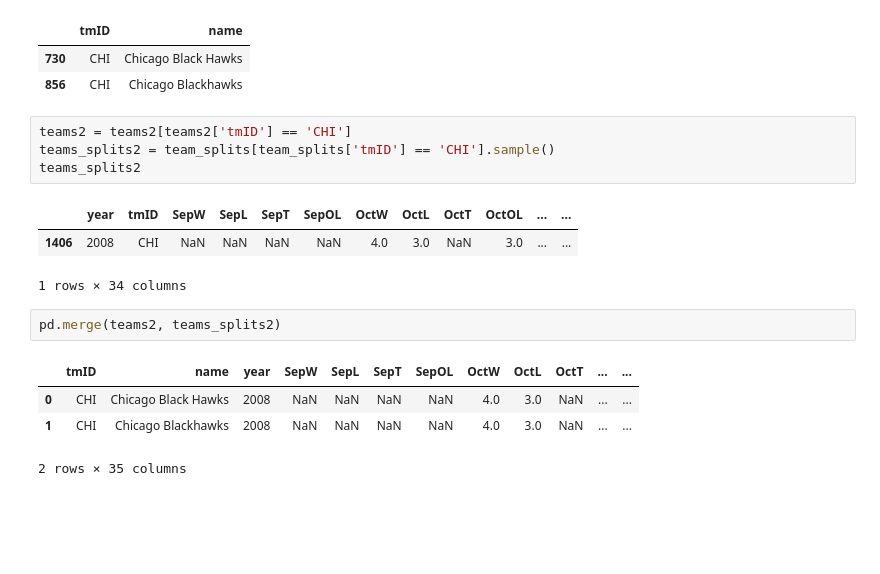
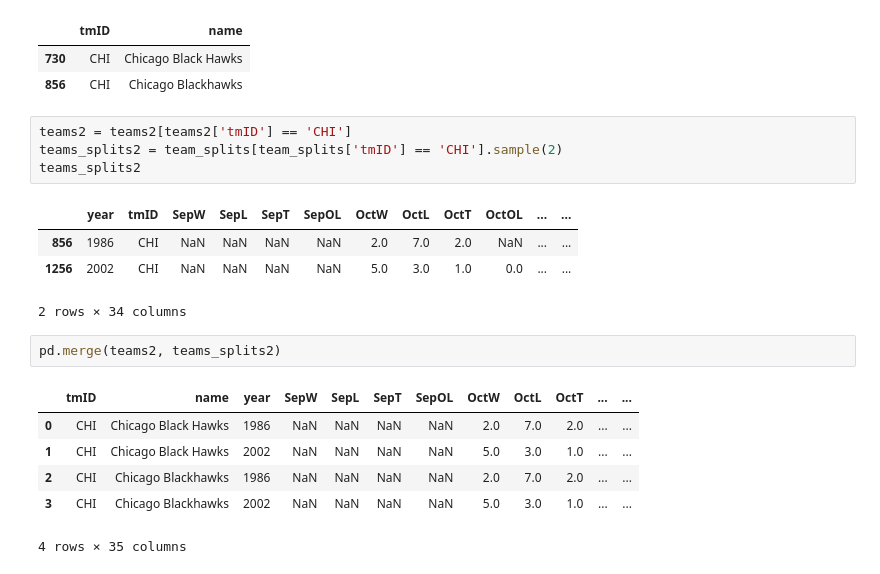
Before and after one commit to yaowenqiang/panda_playbook, a Jupyter notebook: advanced_pandas.ipynb, the cells around one changed output. Cells and saved outputs as stored; diff of their text form; blank space fills up the shorter version.

```diff
--- a/advanced_pandas.ipynb
+++ b/advanced_pandas.ipynb
@@ -683,16 +683,19 @@ teams2.loc[teams2['tmID'] == 'CHI']
 | 856 | CHI | Chicago Blackhawks |
 # %%
 teams2 = teams2[teams2['tmID'] == 'CHI']
-teams_splits2 = team_splits[team_splits['tmID'] == 'CHI'].sample()
+teams_splits2 = team_splits[team_splits['tmID'] == 'CHI'].sample(2)
 teams_splits2
 # %% [output]
 |  | year | tmID | SepW | SepL | SepT | SepOL | OctW | OctL | OctT | OctOL | ... | ... |
-| 1406 | 2008 | CHI | NaN | NaN | NaN | NaN | 4.0 | 3.0 | NaN | 3.0 | ... | ... |
+| 856 | 1986 | CHI | NaN | NaN | NaN | NaN | 2.0 | 7.0 | 2.0 | NaN | ... | ... |
+| 1256 | 2002 | CHI | NaN | NaN | NaN | NaN | 5.0 | 3.0 | 1.0 | 0.0 | ... | ... |
-1 rows × 34 columns
+2 rows × 34 columns
 # %%
 pd.merge(teams2, teams_splits2)
 # %% [output]
 |  | tmID | name | year | SepW | SepL | SepT | SepOL | OctW | OctL | OctT | ... | ... |
-| 0 | CHI | Chicago Black Hawks | 2008 | NaN | NaN | NaN | NaN | 4.0 | 3.0 | NaN | ... | ... |
-| 1 | CHI | Chicago Blackhawks | 2008 | NaN | NaN | NaN | NaN | 4.0 | 3.0 | NaN | ... | ... |
+| 0 | CHI | Chicago Black Hawks | 1986 | NaN | NaN | NaN | NaN | 2.0 | 7.0 | 2.0 | ... | ... |
+| 1 | CHI | Chicago Black Hawks | 2002 | NaN | NaN | NaN | NaN | 5.0 | 3.0 | 1.0 | ... | ... |
+| 2 | CHI | Chicago Blackhawks | 1986 | NaN | NaN | NaN | NaN | 2.0 | 7.0 | 2.0 | ... | ... |
+| 3 | CHI | Chicago Blackhawks | 2002 | NaN | NaN | NaN | NaN | 5.0 | 3.0 | 1.0 | ... | ... |
-2 rows × 35 columns
+4 rows × 35 columns
```
Also changed, not shown: parts of 15 cells of this notebook.
